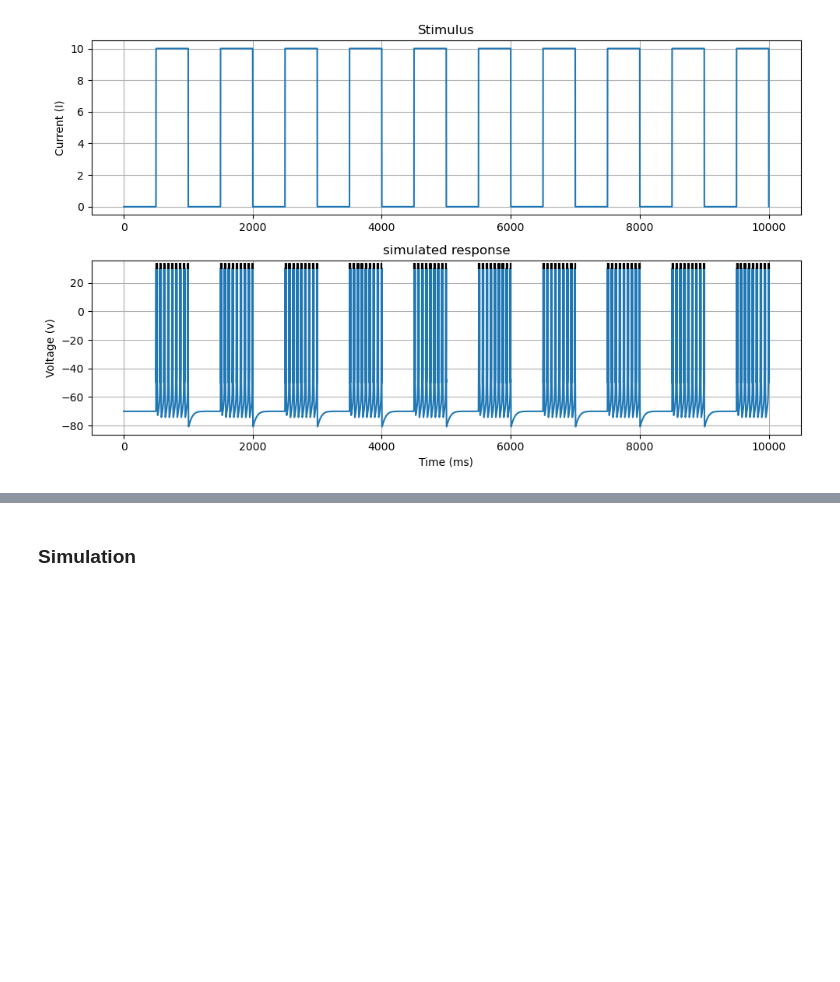
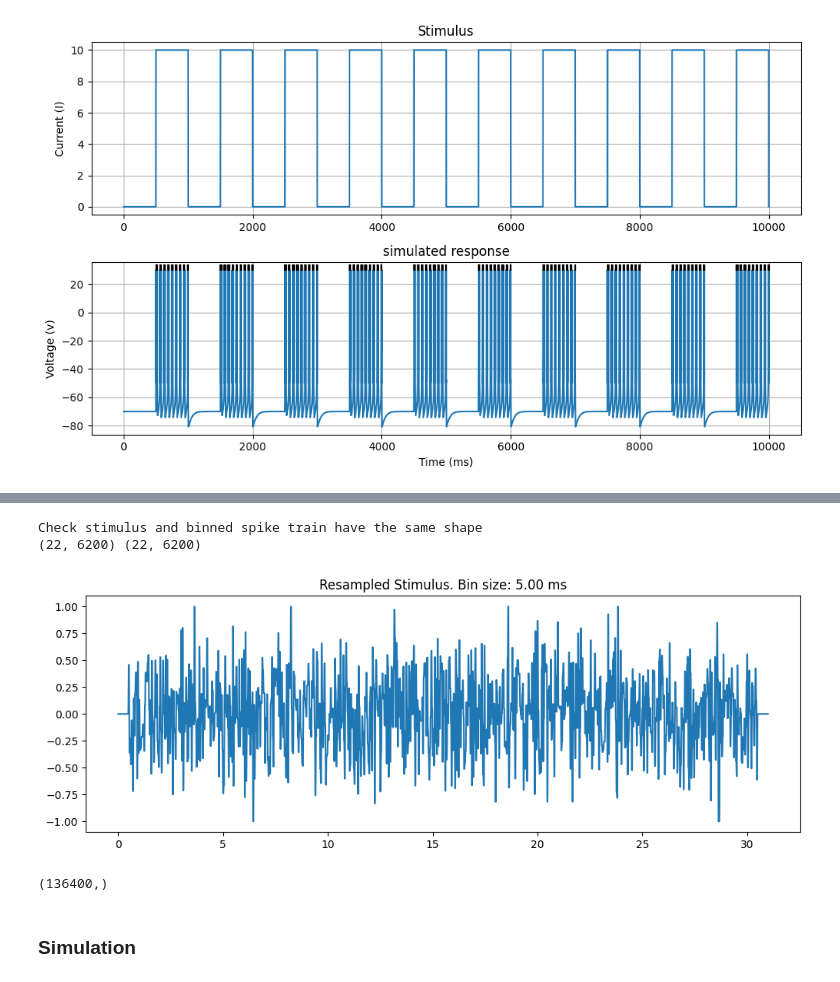
Before and after one commit to guardomayas/GLM_Adex, a Jupyter notebook: GLM_pulse_data.ipynb, the cells around one changed output, grey strips where cells are left out. Saved outputs shown, nothing was run; the diff lists cells and outputs as text; code cells hidden in the pictures; blank space fills up the shorter version.

```diff
--- a/GLM_pulse_data.ipynb
+++ b/GLM_pulse_data.ipynb
@@ -26,3 +53,24 @@ v, u, spikes, cid = simulate_izhikevich(celltype, I, dt, jitter=1, plotFlag=True
+# %%
+# We need to resample the stimulus to match the sampling rate of the spike train
+if 1/frame_rate != desired_bin_size:
+    fig, ax = plt.subplots(1, 1, figsize=(12, 4))
+    resampled_stim, stim_time_vector = signal_resample(stim_train, frame_rate, 1/desired_bin_size, desired_bin_size)
+    plt.plot(stim_time_vector, resampled_stim[0])
+    plt.title('Resampled Stimulus. Bin size: {:.2f} ms'.format(desired_bin_size*1000))
+
+else:
+    resampled_stim = stim_train
+print("Check stimulus and binned spike train have the same shape")
+print(resampled_stim.shape, train_spikes.shape)
+# %% [output]
+Check stimulus and binned spike train have the same shape
+(22, 6200) (22, 6200)
+[figure, added]
+# %%
+spikes = train_spikes.flatten()
+I = resampled_stim.flatten()
+# %% [output]
+(136400,)
 # %% [markdown]
 ### Simulation
 # %%
```
Also changed, not shown: parts of 16 cells of this notebook, 11 other files.
